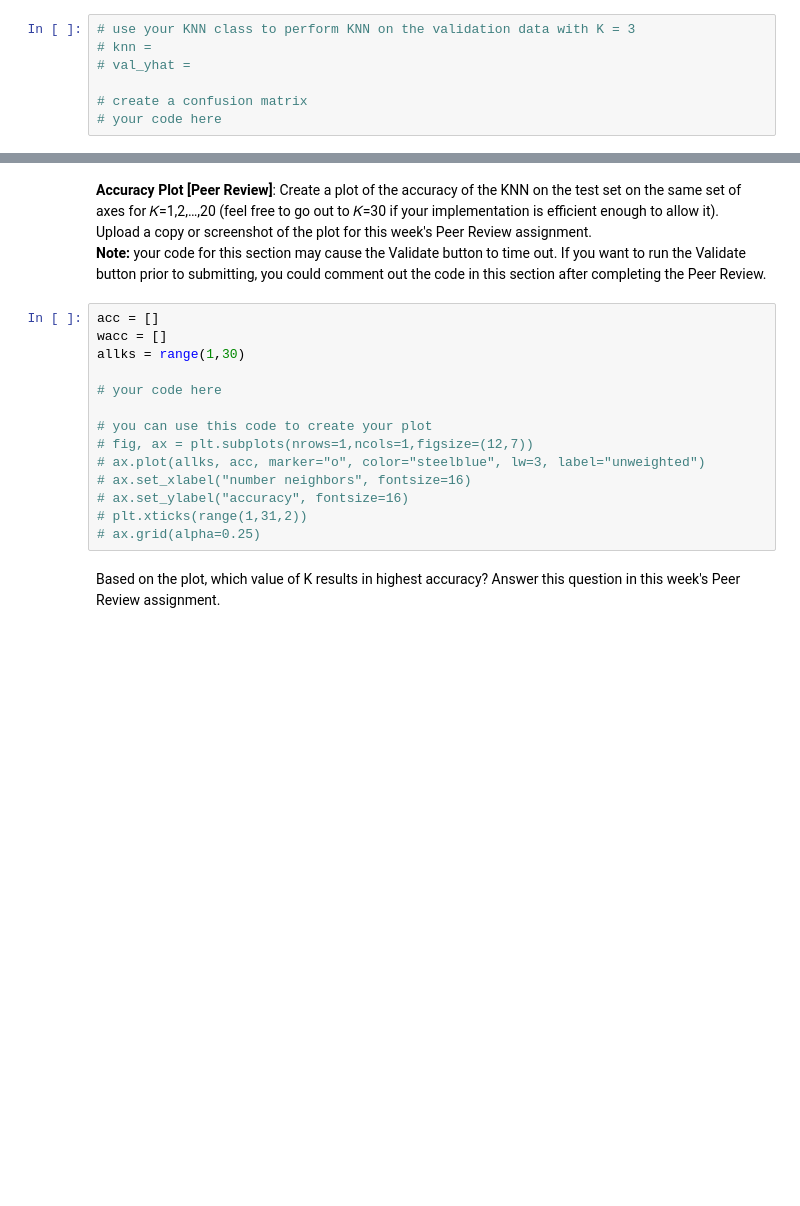
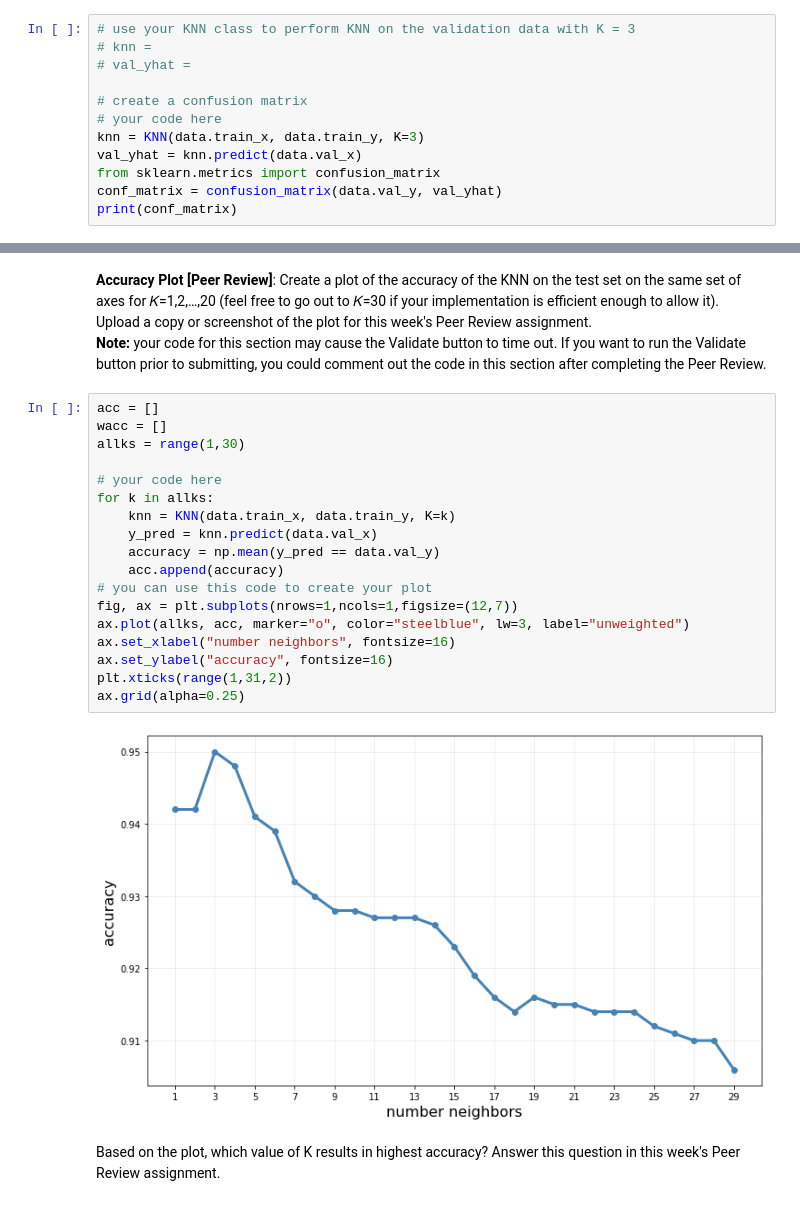
Before and after one commit to yuting-chu/Introduction_to_Machine_Learning_Supervised_Learning, a Jupyter notebook: Module4_v4.ipynb, the cells around one changed output, grey strips where cells are left out. Saved outputs shown, nothing was run; the diff lists cells and outputs as text; blank space fills up the shorter version.

```diff
--- a/Module4_v4.ipynb
+++ b/Module4_v4.ipynb
@@ -207,3 +247,8 @@ Use your `KNN` class to perform KNN on the validation data with $K=3$ and do the
 
 # create a confusion matrix
 # your code here
+knn = KNN(data.train_x, data.train_y, K=3)
+val_yhat = knn.predict(data.val_x)
+from sklearn.metrics import confusion_matrix
+conf_matrix = confusion_matrix(data.val_y, val_yhat)
+print(conf_matrix)
@@ -218,17 +276,23 @@ Upload a copy or screenshot of the plot for this week's Peer Review assignment.
 # %%
 acc = []
 wacc = []
 allks = range(1,30)
 
 # your code here
-
+for k in allks:
+    knn = KNN(data.train_x, data.train_y, K=k)
+    y_pred = knn.predict(data.val_x)
+    accuracy = np.mean(y_pred == data.val_y)
+    acc.append(accuracy)
 # you can use this code to create your plot
-# fig, ax = plt.subplots(nrows=1,ncols=1,figsize=(12,7))
-# ax.plot(allks, acc, marker="o", color="steelblue", lw=3, label="unweighted")
-# ax.set_xlabel("number neighbors", fontsize=16)
-# ax.set_ylabel("accuracy", fontsize=16)
-# plt.xticks(range(1,31,2))
-# ax.grid(alpha=0.25)
+fig, ax = plt.subplots(nrows=1,ncols=1,figsize=(12,7))
+ax.plot(allks, acc, marker="o", color="steelblue", lw=3, label="unweighted")
+ax.set_xlabel("number neighbors", fontsize=16)
+ax.set_ylabel("accuracy", fontsize=16)
+plt.xticks(range(1,31,2))
+ax.grid(alpha=0.25)
+# %% [output]
+[figure, added]
 # %% [markdown]
 Based on the plot, which value of K results in highest accuracy? Answer this question in this week's Peer Review assignment.
 # %% [markdown]
```
Also changed, not shown: parts of 14 cells of this notebook, 1 other file.
